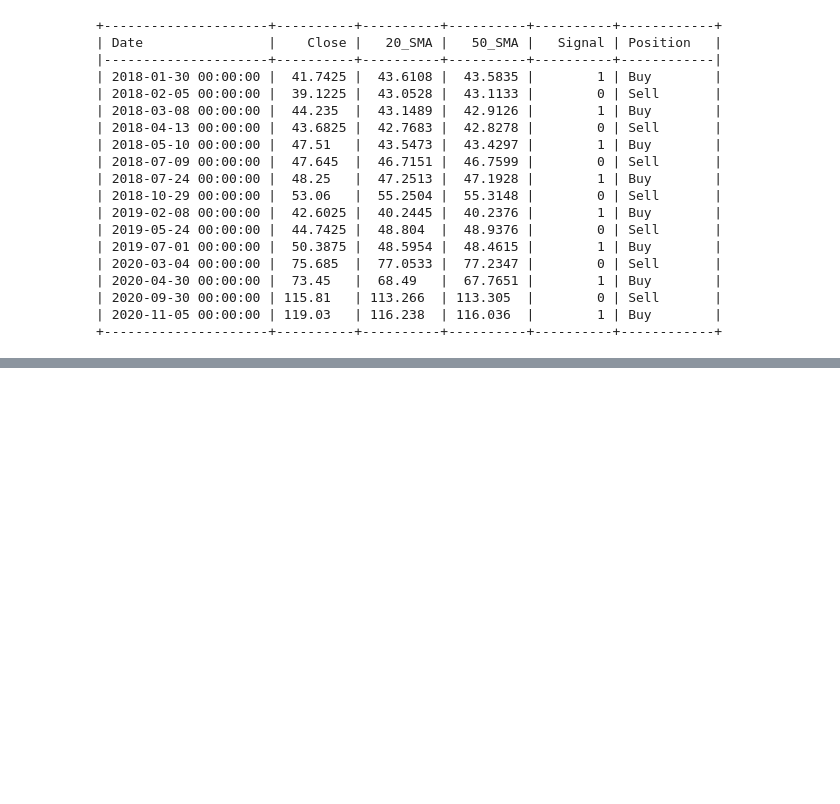
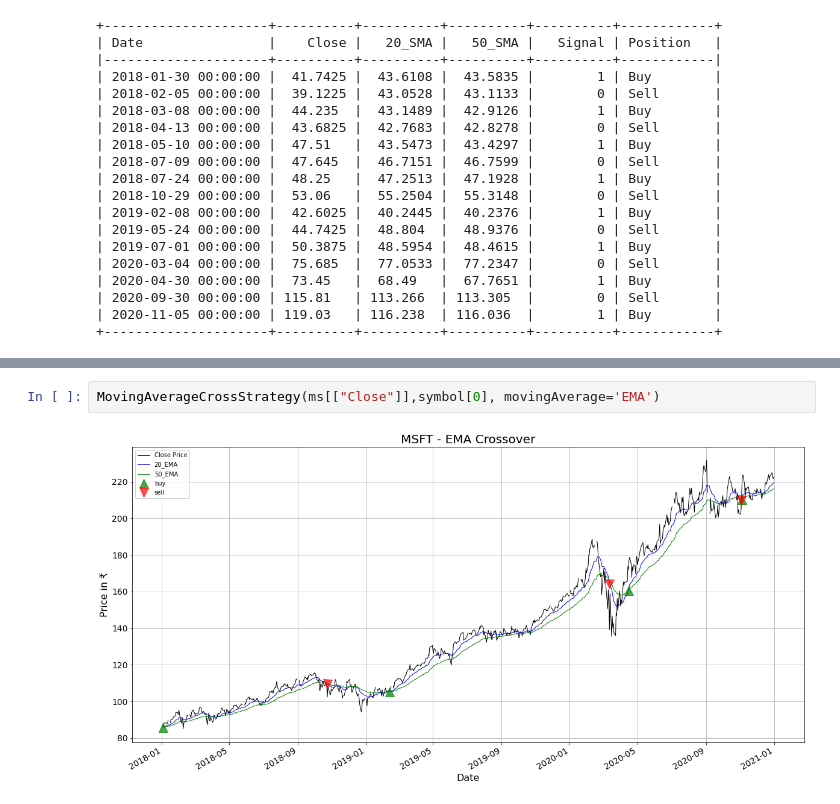
Before and after one commit to NikhilVijayakumar/TechnicalAnalysis, a Jupyter notebook: src/trading/MovingAverageCrossover.ipynb, the cells around one changed output, grey strips where cells are left out. Drawn from its saved outputs; the diff is of its cells as text; blank space fills up the shorter version.

```diff
--- a/src/trading/MovingAverageCrossover.ipynb
+++ b/src/trading/MovingAverageCrossover.ipynb
@@ -162,0 +236,4 @@ MovingAverageCrossStrategy(apple[["Close"]],symbol[2])
+# %%
+MovingAverageCrossStrategy(ms[["Close"]],symbol[0], movingAverage='EMA')
+# %% [output]
+[figure, added]
```
Also changed, not shown: parts of 9 cells of this notebook.
